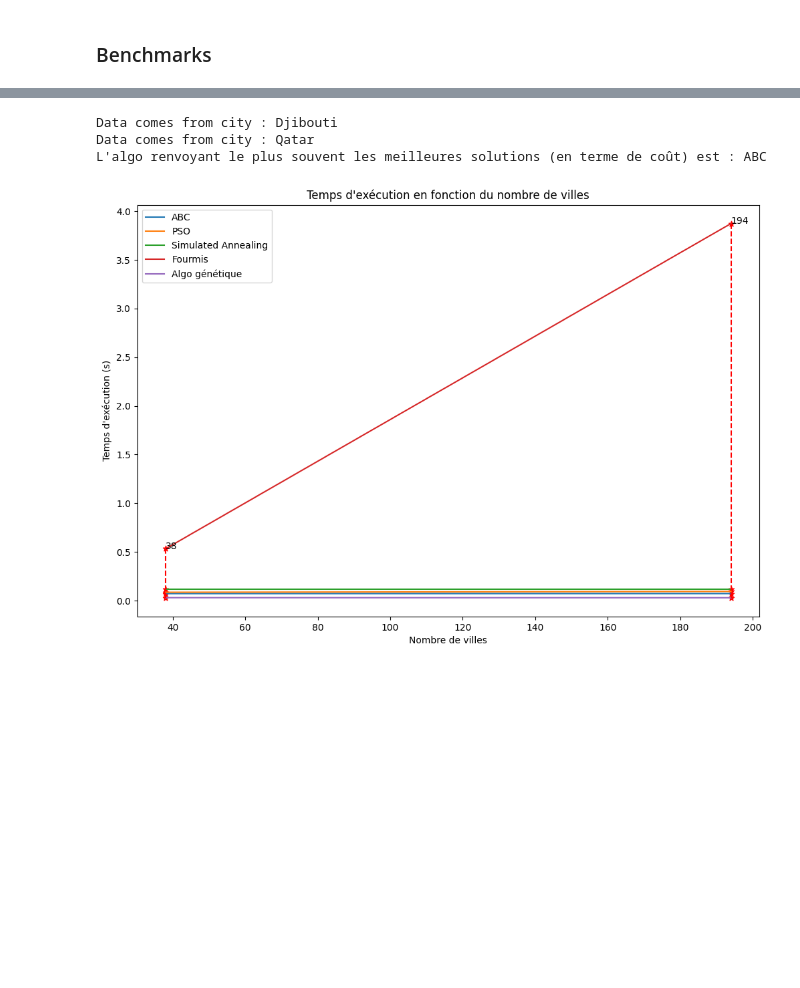
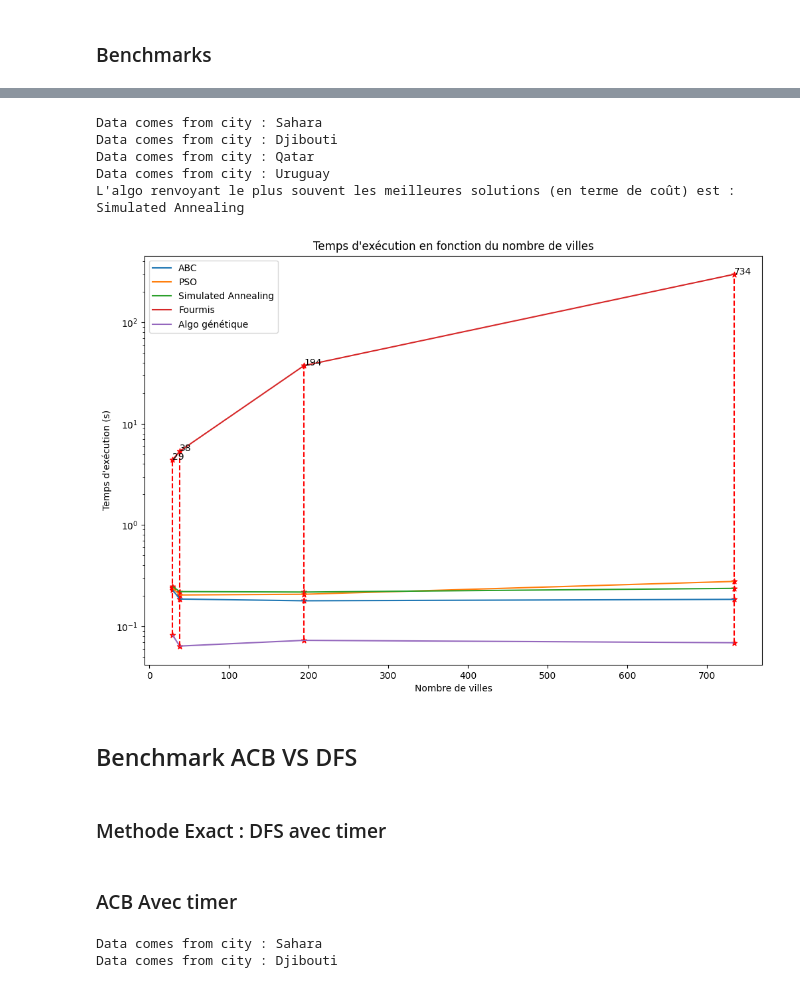
Before and after one commit to AitMoussa-Ali/Bee-swarm-optimisation, a Jupyter notebook: TSP_abeilles.ipynb, the cells around one changed output, grey strips where cells are left out. Saved outputs shown, nothing was run; the diff lists cells and outputs as text; code cells hidden in the pictures; blank space fills up the shorter version.

Commit message:
Benchmark DFS

```diff
--- a/TSP_abeilles.ipynb
+++ b/TSP_abeilles.ipynb
@@ -163,6 +163,7 @@ def Selection_roulette(fitness):
     for i,c in enumerate(cumulative):
         if r <= c :
             return i
+    return -1
 # %% [markdown]
 ### Artificial Bee Colony (ABC) applied to Travelling Salesman Problem (TSP)
 # %%
@@ -678,7 +681,7 @@ def algo_genetique(distances, nb_solutions : int = 20, max_iter = 50):
     return population[indice_minimum], couts[indice_minimum]
 # %%
 def benchmark(mean : int = 50):
-    distances = ["dj38.tsp", "qa194.tsp"]
+    distances = ["wi29.tsp", "dj38.tsp", "qa194.tsp", "uy734.tsp"]
     distances = list(map(load_from_data, distances))
 
     T = {"ABC" : [], "PSO" : [], "Simulated Annealing" : [], "Fourmis" : [], "Algo génétique" : []}
@@ -704,7 +707,7 @@ def benchmark(mean : int = 50):
             cost_x.append(cost)
 
             start = time.time()
-            sol, cost = ant_colony_optimization(distance, n_iterations = 50)
+            sol, cost = ant_colony_optimization(distance, n_iterations = 200)
             t["Fourmis"].append(time.time() - start)
             cost_x.append(cost)
 
@@ -724,8 +727,13 @@ def benchmark(mean : int = 50):
 
     D = list(map(len, distances))
 
+    return D, T
+
+def plot_benchmark(D,T):
+
     plt.figure(figsize = (12, 8))
     plt.title("Temps d'exécution en fonction du nombre de villes")
+    plt.yscale("log")
     plt.xlabel("Nombre de villes")
     plt.ylabel("Temps d'exécution (s)")
 
@@ -745,9 +753,16 @@ def benchmark(mean : int = 50):
     plt.legend(loc = "upper left")
     plt.show()
 # %%
-benchmark(10)
+D, T = benchmark(5)
+plot_benchmark(D, T)
 # %% [output]
+Data comes from city : Sahara
 Data comes from city : Djibouti
 Data comes from city : Qatar
-L'algo renvoyant le plus souvent les meilleures solutions (en terme de coût) est : ABC
+Data comes from city : Uruguay
+L'algo renvoyant le plus souvent les meilleures solutions (en terme de coût) est : Simulated Annealing
-[figure, old version]
+[figure, new version]
+# %% [markdown]
+## Benchmark ACB VS DFS
+# %% [markdown]
+### Methode Exact : DFS avec timer
@@ -753,0 +825,2 @@ L'algo renvoyant le plus souvent les meilleures solutions (en terme de coût) es
+# %% [markdown]
+### ACB Avec timer
@@ -753,0 +941,5 @@ L'algo renvoyant le plus souvent les meilleures solutions (en terme de coût) es
+# %%
+dfs_results, acb_results = benchmark_dfs_acb()
+# %% [output]
+Data comes from city : Sahara
+Data comes from city : Djibouti
```
Also changed, not shown: parts of 9 cells of this notebook, 2 other files.
